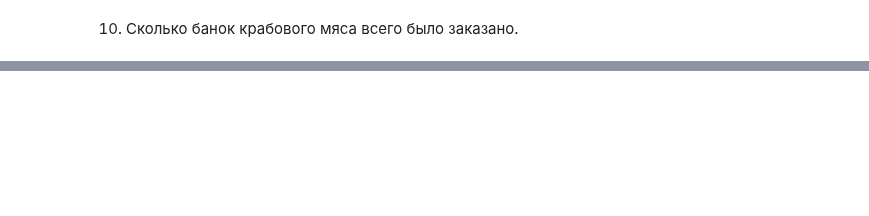
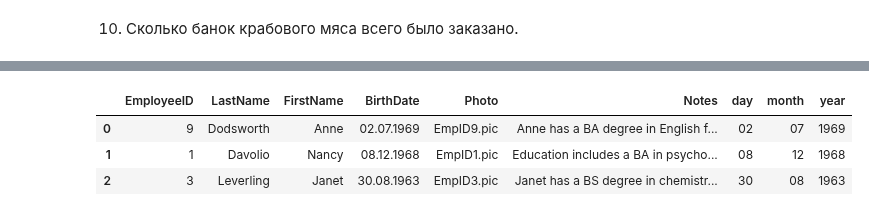
Before and after one commit to Vladislav-7-AV/teach-scool-ds, a Jupyter notebook: Hometask-M3/SQL1/sql_1_HW_FIO.ipynb, the cells around one changed output, grey strips where cells are left out. Cells and saved outputs as stored; diff of their text form; code cells hidden in the pictures; blank space fills up the shorter version.

```diff
--- a/Hometask-M3/SQL1/sql_1_HW_FIO.ipynb
+++ b/Hometask-M3/SQL1/sql_1_HW_FIO.ipynb
@@ -289,0 +291,18 @@ pd.read_sql(
+# %%
+pd.read_sql(
+    '''--sql
+SELECT  e.*,
+substring (BirthDate,1,2) as day,
+substring (BirthDate,4,2) as month,
+substring (BirthDate,7,4) as year
+FROM Employees e
+    ORDER BY year DESC,month DESC,day DESC
+    LIMIT 3
+        ''',
+    con,
+)
+# %% [output]
+|  | EmployeeID | LastName | FirstName | BirthDate | Photo | Notes | day | month | year |
+| 0 | 9 | Dodsworth | Anne | 02.07.1969 | EmpID9.pic | Anne has a BA degree in English f... | 02 | 07 | 1969 |
+| 1 | 1 | Davolio | Nancy | 08.12.1968 | EmpID1.pic | Education includes a BA in psycho... | 08 | 12 | 1968 |
+| 2 | 3 | Leverling | Janet | 30.08.1963 | EmpID3.pic | Janet has a BS degree in chemistr... | 30 | 08 | 1963 |
```
Also changed, not shown: parts of 7 cells of this notebook.
